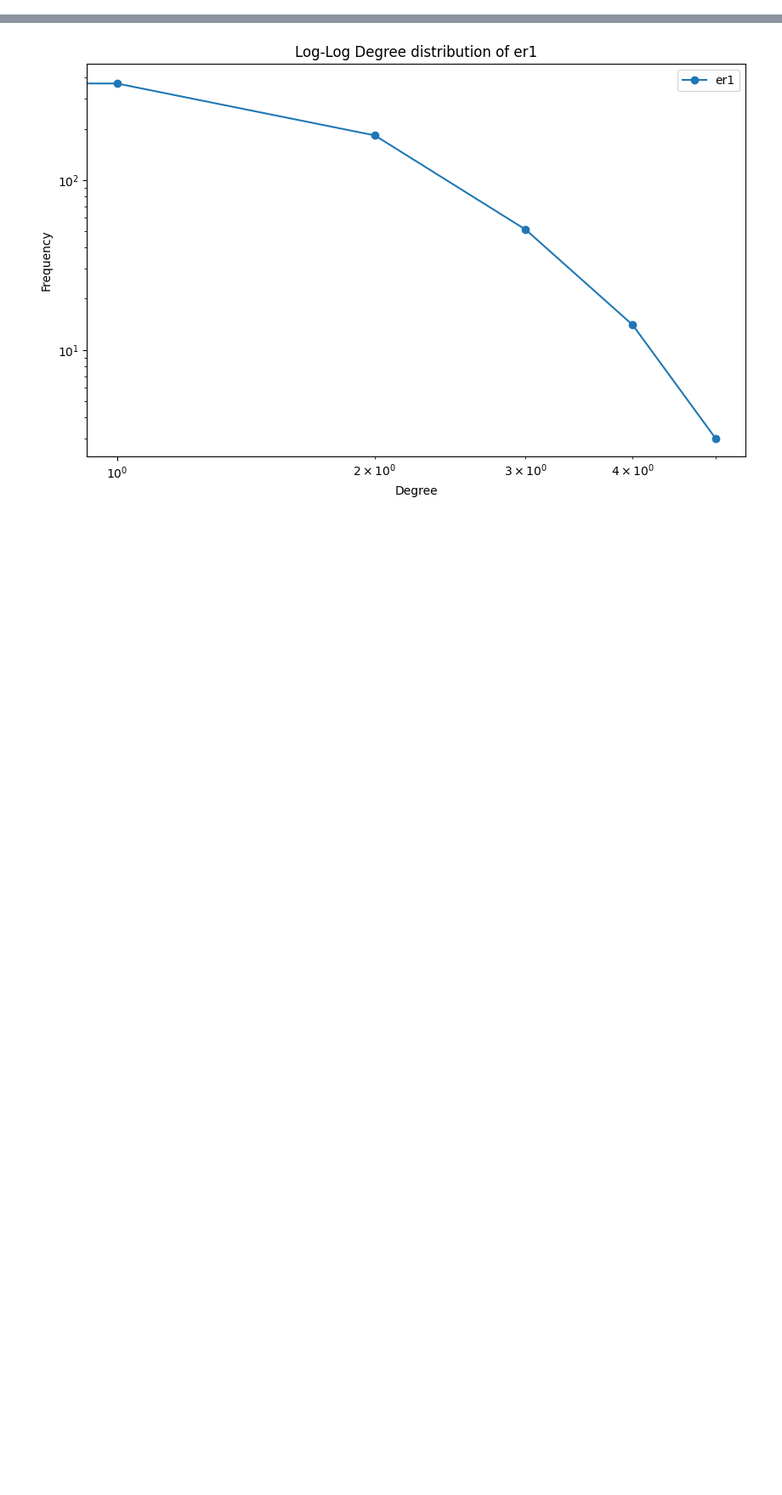
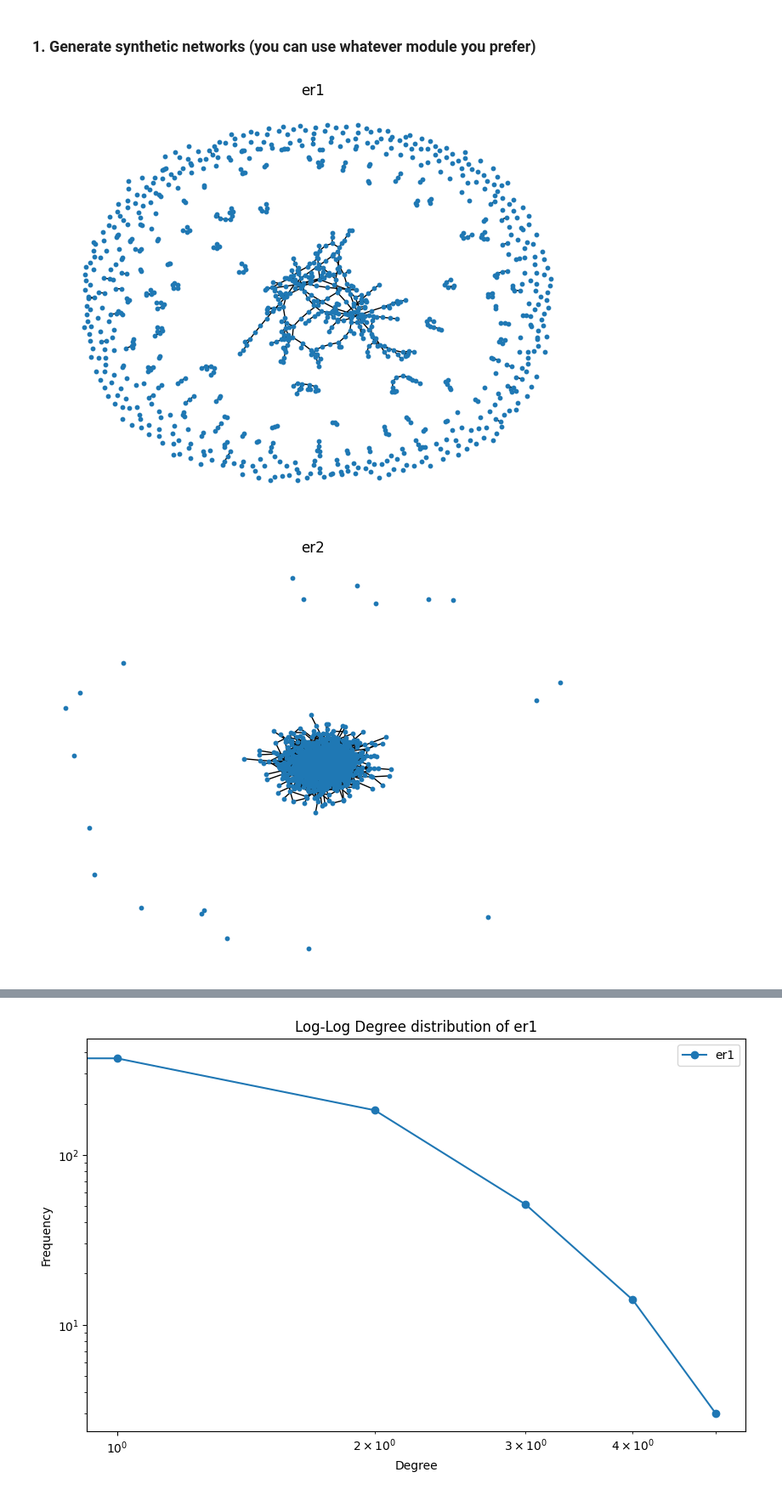
Before and after one commit to paolovic/NetworkScience, a Jupyter notebook: Assignment 3/3 Robustness/main.ipynb, the cells around one changed output, grey strips where cells are left out. Shown at 85% size. Saved outputs shown, nothing was run; the diff lists cells and outputs as text; code cells hidden in the pictures; blank space fills up the shorter version.

```diff
--- a/Assignment 3/3 Robustness/main.ipynb
+++ b/Assignment 3/3 Robustness/main.ipynb
@@ -12,6 +12,8 @@ files = [f for f in listdir(path) if isfile(join(path, f))]
 gmls = [nx.read_gml(path + f) for f in files]
 
 real_graphs = {k: v for k, v in zip(files, gmls)}
+# %% [markdown]
+### 1. Generate synthetic networks (you can use whatever module you prefer)
 # %%
 # Erdos-Rényi random network
 n_er = 1000
@@ -30,3 +32,12 @@ ba_graph1 = nx.barabasi_albert_graph(n_ba, m_ba1)
 ba_graph2 = nx.barabasi_albert_graph(n_ba, m_ba2)
 
 synthetic_graphs = {"er1": er_graph1, "er2": er_graph2, "ba1": ba_graph1, "ba2": ba_graph2}
+# %%
+# Plot the synthetic networks
+for k, v in synthetic_graphs.items():
+    plt.figure()
+    nx.draw(v, node_size=10)
+    plt.title(k)
+# %% [output]
+[figure, added]
+[figure, added]
```
Also changed, not shown: parts of 3 cells of this notebook, 2 other files.
